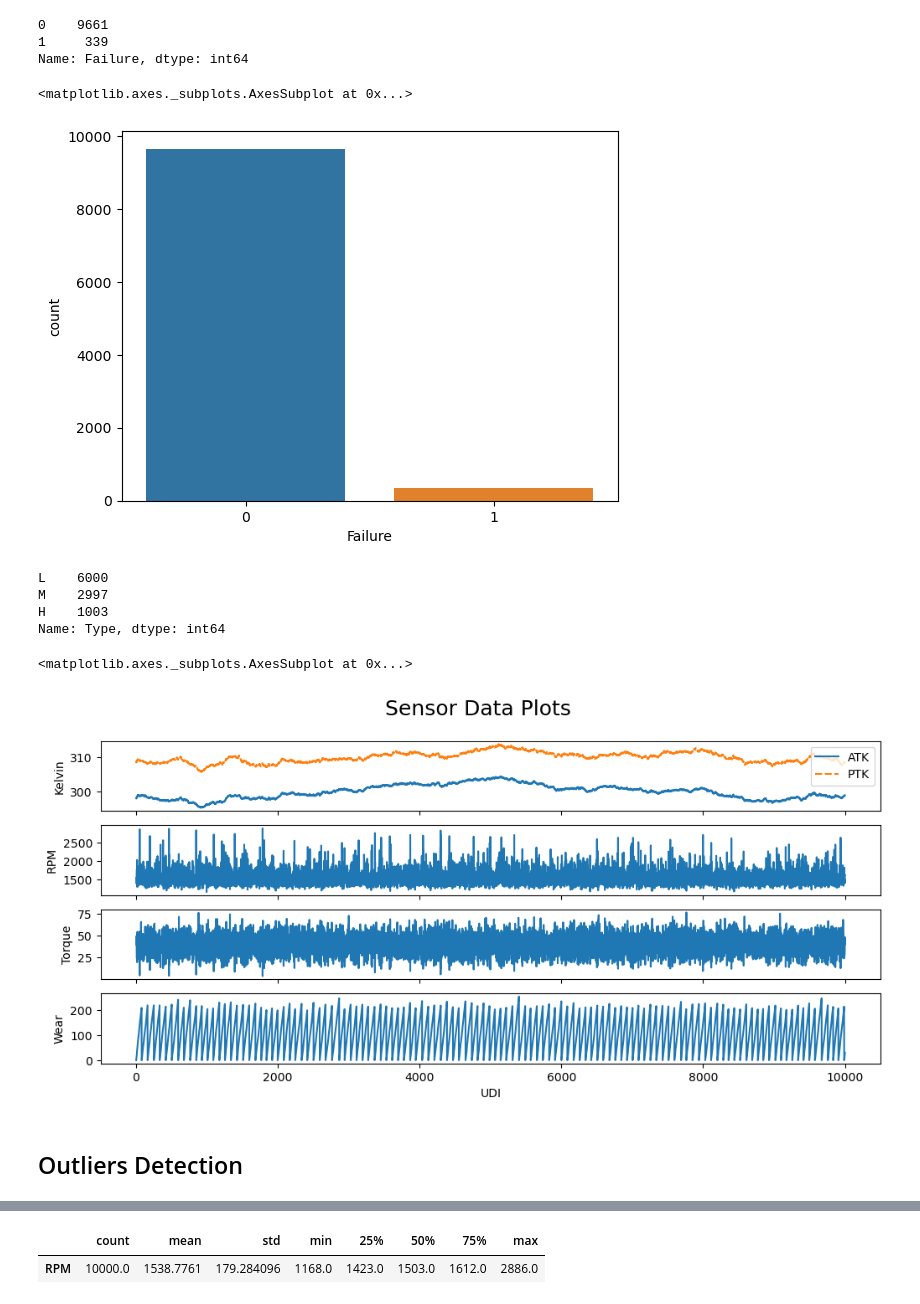
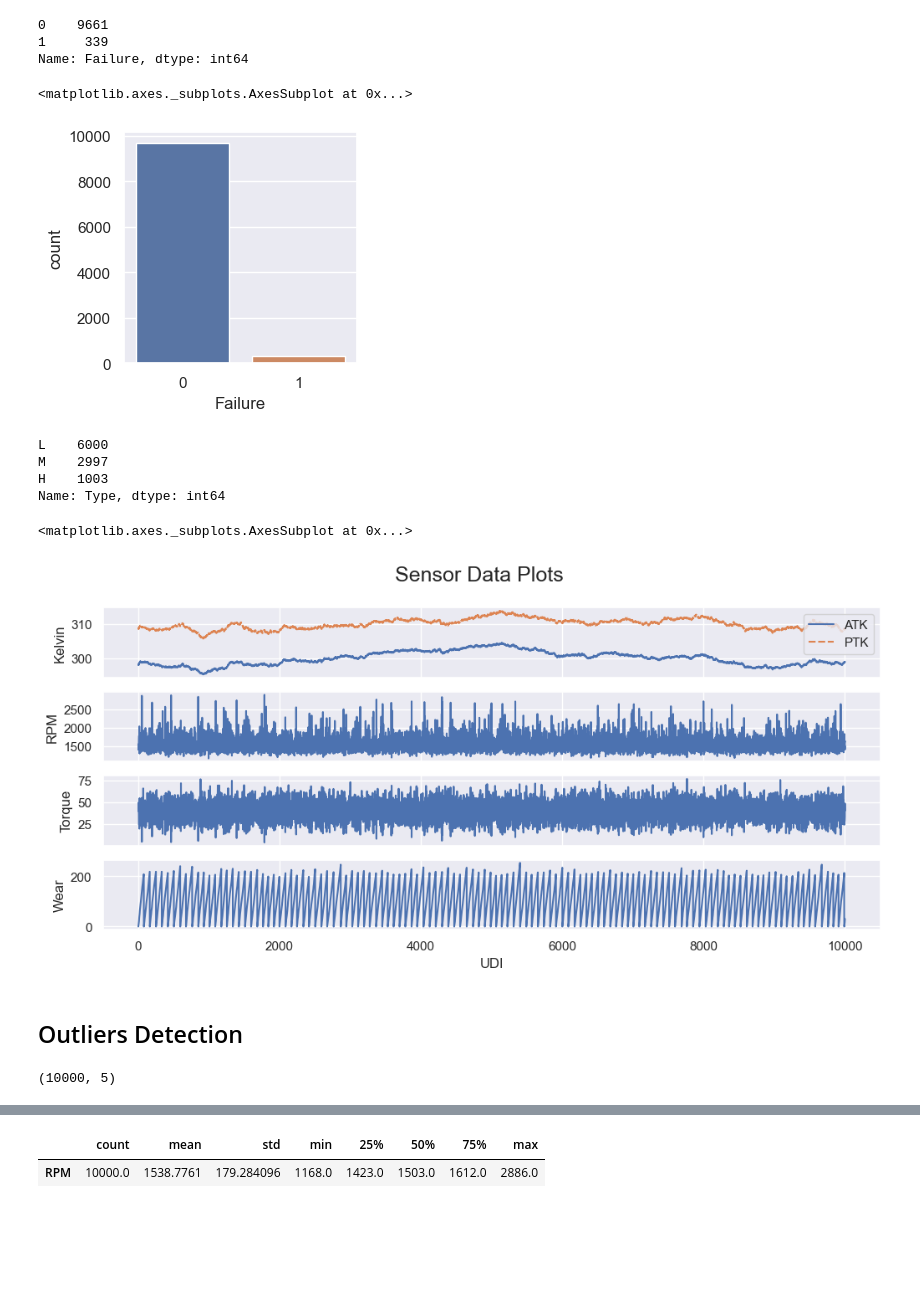
Before and after one commit to mashahin/predictive-maintenance, a Jupyter notebook: predictive_maintenance.ipynb, the cells around one changed output, grey strips where cells are left out. Drawn from its saved outputs; the diff is of its cells as text; code cells hidden in the pictures; blank space fills up the shorter version.

```diff
--- a/predictive_maintenance.ipynb
+++ b/predictive_maintenance.ipynb
@@ -51,12 +51,11 @@ counts
 1     339
 Name: Failure, dtype: int64
 # %%
-# sns.set(rc={'figure.figsize':(3,3)})
-
+sns.set(rc={'figure.figsize':(3,3)})
 sns.countplot(data=df, x='Failure')
 # %% [output]
 <matplotlib.axes._subplots.AxesSubplot at 0x...>
-[figure, old version]
+[figure, new version]
 # %%
 df.Type.value_counts()
 # %% [output]
@@ -75,7 +74,7 @@ sns.lineplot(ax=axes[2], data=df['Torque'])
 sns.lineplot(ax=axes[3], data=df['Wear'])
 # %% [output]
 <matplotlib.axes._subplots.AxesSubplot at 0x...>
-[figure, old version]
+[figure, new version]
 # %% [markdown]
 ## Outliers Detection
 # %%
@@ -83,4 +82,7 @@ num_features = ['ATK', 'PTK', 'RPM', 'Torque', 'Wear']
 label = 'Failure'
 X = df[num_features]
 y = df[label]
+X.shape
+# %% [output]
+(10000, 5)
 # %%
```
Also changed, not shown: parts of 13 cells of this notebook.
